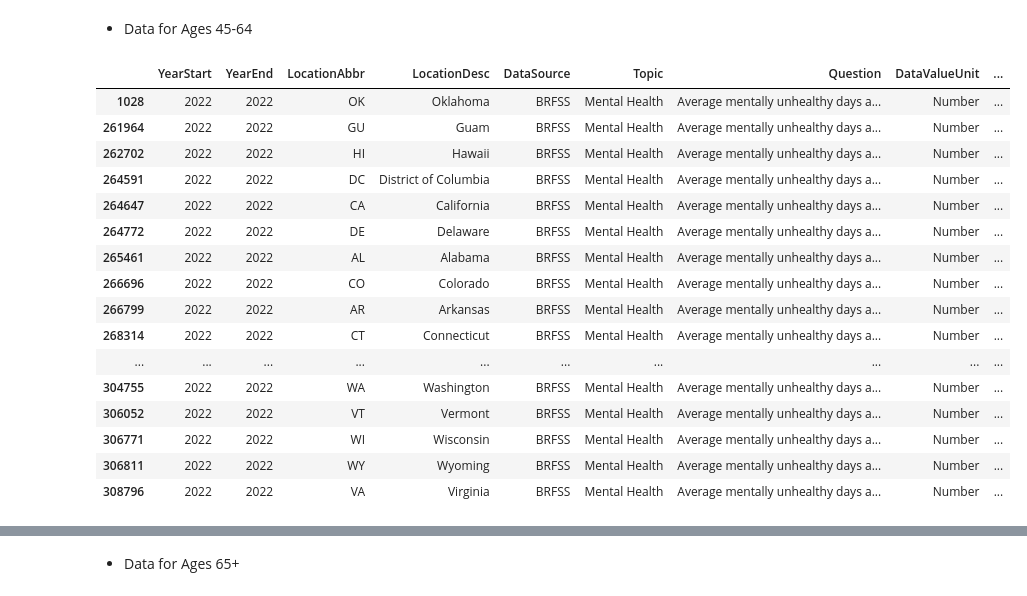
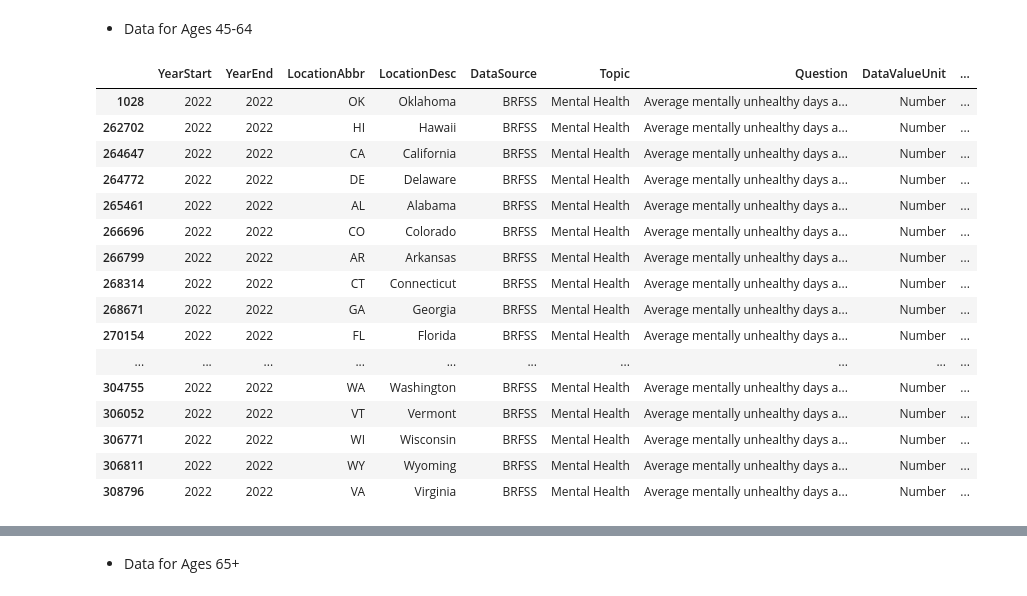
Before and after one commit to CameronStevens4/Data213-Final-Project---Cameron-Stevens, a Jupyter notebook: FinalProject.ipynb, the cells around one changed output, grey strips where cells are left out. Drawn from its saved outputs; the diff is of its cells as text; code cells hidden in the pictures.

```diff
--- a/FinalProject.ipynb
+++ b/FinalProject.ipynb
@@ -252,21 +260,23 @@ mAge18
 # %%
 # Filter to show mean for adults aged 45-64 in the year 2022
 mentalHealthAge45DF = diseaseDF[(diseaseDF['Question'] == 'Average mentally unhealthy days among adults')&\
     (diseaseDF['DataValueType'] == 'Crude Mean') & (diseaseDF['Stratification1'] == 'Age 45-64')&\
     (diseaseDF['YearStart'] == 2022)]
+# Filter out Territories and Overall
+mentalHealthAge45DF = mentalHealthAge45DF.query("LocationAbbr not in ['GU', 'DC', 'VI', 'PR', 'US']")
 mentalHealthAge45DF
 # %% [output]
 |  | YearStart | YearEnd | LocationAbbr | LocationDesc | DataSource | Topic | Question | DataValueUnit | ... |
 | 1028 | 2022 | 2022 | OK | Oklahoma | BRFSS | Mental Health | Average mentally unhealthy days a... | Number | ... |
-| 261964 | 2022 | 2022 | GU | Guam | BRFSS | Mental Health | Average mentally unhealthy days a... | Number | ... |
 | 262702 | 2022 | 2022 | HI | Hawaii | BRFSS | Mental Health | Average mentally unhealthy days a... | Number | ... |
-| 264591 | 2022 | 2022 | DC | District of Columbia | BRFSS | Mental Health | Average mentally unhealthy days a... | Number | ... |
 | 264647 | 2022 | 2022 | CA | California | BRFSS | Mental Health | Average mentally unhealthy days a... | Number | ... |
 | 264772 | 2022 | 2022 | DE | Delaware | BRFSS | Mental Health | Average mentally unhealthy days a... | Number | ... |
 | 265461 | 2022 | 2022 | AL | Alabama | BRFSS | Mental Health | Average mentally unhealthy days a... | Number | ... |
 | 266696 | 2022 | 2022 | CO | Colorado | BRFSS | Mental Health | Average mentally unhealthy days a... | Number | ... |
 | 266799 | 2022 | 2022 | AR | Arkansas | BRFSS | Mental Health | Average mentally unhealthy days a... | Number | ... |
 | 268314 | 2022 | 2022 | CT | Connecticut | BRFSS | Mental Health | Average mentally unhealthy days a... | Number | ... |
+| 268671 | 2022 | 2022 | GA | Georgia | BRFSS | Mental Health | Average mentally unhealthy days a... | Number | ... |
+| 270154 | 2022 | 2022 | FL | Florida | BRFSS | Mental Health | Average mentally unhealthy days a... | Number | ... |
 | ... | ... | ... | ... | ... | ... | ... | ... | ... | ... |
 | 304755 | 2022 | 2022 | WA | Washington | BRFSS | Mental Health | Average mentally unhealthy days a... | Number | ... |
 | 306052 | 2022 | 2022 | VT | Vermont | BRFSS | Mental Health | Average mentally unhealthy days a... | Number | ... |
```
Also changed, not shown: parts of 8 cells of this notebook.
